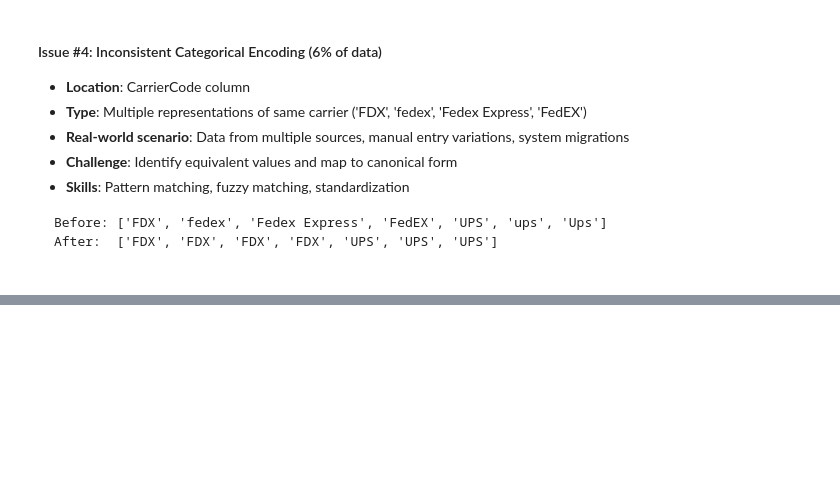
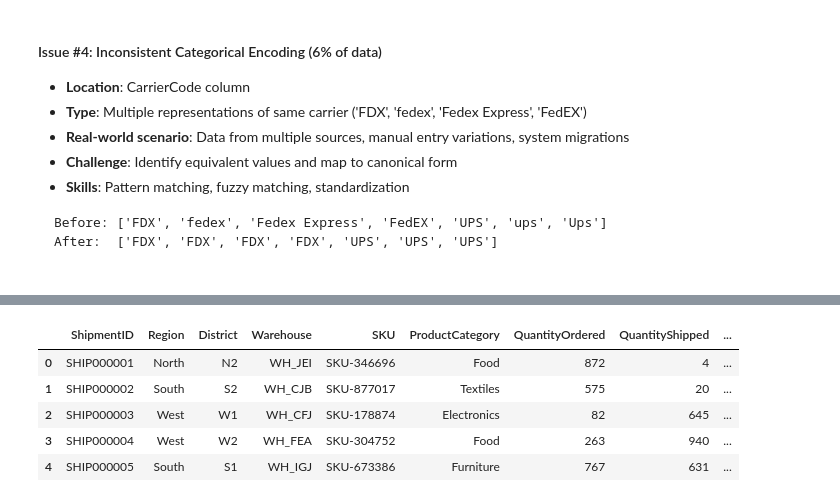
Before and after one commit to sohail-ansari0023/Becoming-A-Data-Analyst, a Jupyter notebook: Data_Cleaning_and_Preprocessing/practice_datasets_difficulty_level_2/Level_3_cleaning_notebook.ipynb, the cells around one changed output, grey strips where cells are left out. Cells and saved outputs as stored; diff of their text form; code cells hidden in the pictures; blank space fills up the shorter version.

Commit message:
Completed the Level 3 Data Cleaning on Logistics dataset, Ready for EDA...

```diff
--- a/Data_Cleaning_and_Preprocessing/practice_datasets_difficulty_level_2/Level_3_cleaning_notebook.ipynb
+++ b/Data_Cleaning_and_Preprocessing/practice_datasets_difficulty_level_2/Level_3_cleaning_notebook.ipynb
@@ -669,3 +669,7 @@ region_dic: dict = {
 df_log_clean.loc[corrupted_regions, 'Region'] = df_log_clean['District'].str[0].map(region_dic)
 
 df_log_clean.loc[corrupted_status, ['Region', 'District']] # viola fixed.....
+
+# the final step would be...convert the datatype of both columns to Category.
+
+df_log_clean = df_log_clean.astype({'Region': 'category', 'District': 'category'})
@@ -696,0 +695,15 @@ After:  ['FDX', 'FDX', 'FDX', 'FDX', 'UPS', 'UPS', 'UPS']
+# %%
+# so we just  have to fix '?' to 'unkown' and 'FedEX', 'Fedex Express', 'fedex'
+# to 'FDX' , basically normalization.
+
+fix_dic: dict = {
+    '?' : 'Unknown',
+    'unknown': 'Unknown',
+    'fedex' : 'FDX',
+    'Fedex Express': 'FDX',
+    'FedEX': 'FDX',
+}
+
+df_log_clean['CarrierCode'] = df_log_clean['CarrierCode'].str.strip().str.replace(fix_dic)
+
+df_log_clean['CarrierCode'].unique()
@@ -696,0 +727,21 @@ After:  ['FDX', 'FDX', 'FDX', 'FDX', 'UPS', 'UPS', 'UPS']
+# %%
+# Well since the 'CostPerUnit' column is purely the float64 dtype, it isn't
+# possible to hold and string like 'N/A', so I just gotta handle the negative
+# Value while keeping the 0 same.
+
+# let's flag those rows which have CostPerUnit < 0., before let's round the data first.
+df_log_clean['CostPerUnit'] = df_log_clean['CostPerUnit'].round(2)
+
+negative_price = df_log_clean['CostPerUnit'] < 0
+
+# let's convert them into np.nan
+df_log_clean.loc[negative_price, 'CostPerUnit'] = np.nan
+
+df_log_clean.head()
+# %% [output]
+|  | ShipmentID | Region | District | Warehouse | SKU | ProductCategory | QuantityOrdered | QuantityShipped | ... |
+| 0 | SHIP000001 | North | N2 | WH_JEI | SKU-346696 | Food | 872 | 4 | ... |
+| 1 | SHIP000002 | South | S2 | WH_CJB | SKU-877017 | Textiles | 575 | 20 | ... |
+| 2 | SHIP000003 | West | W1 | WH_CFJ | SKU-178874 | Electronics | 82 | 645 | ... |
+| 3 | SHIP000004 | West | W2 | WH_FEA | SKU-304752 | Food | 263 | 940 | ... |
+| 4 | SHIP000005 | South | S1 | WH_IGJ | SKU-673386 | Furniture | 767 | 631 | ... |
```
Also changed, not shown: parts of 25 cells of this notebook, 5 other files.
